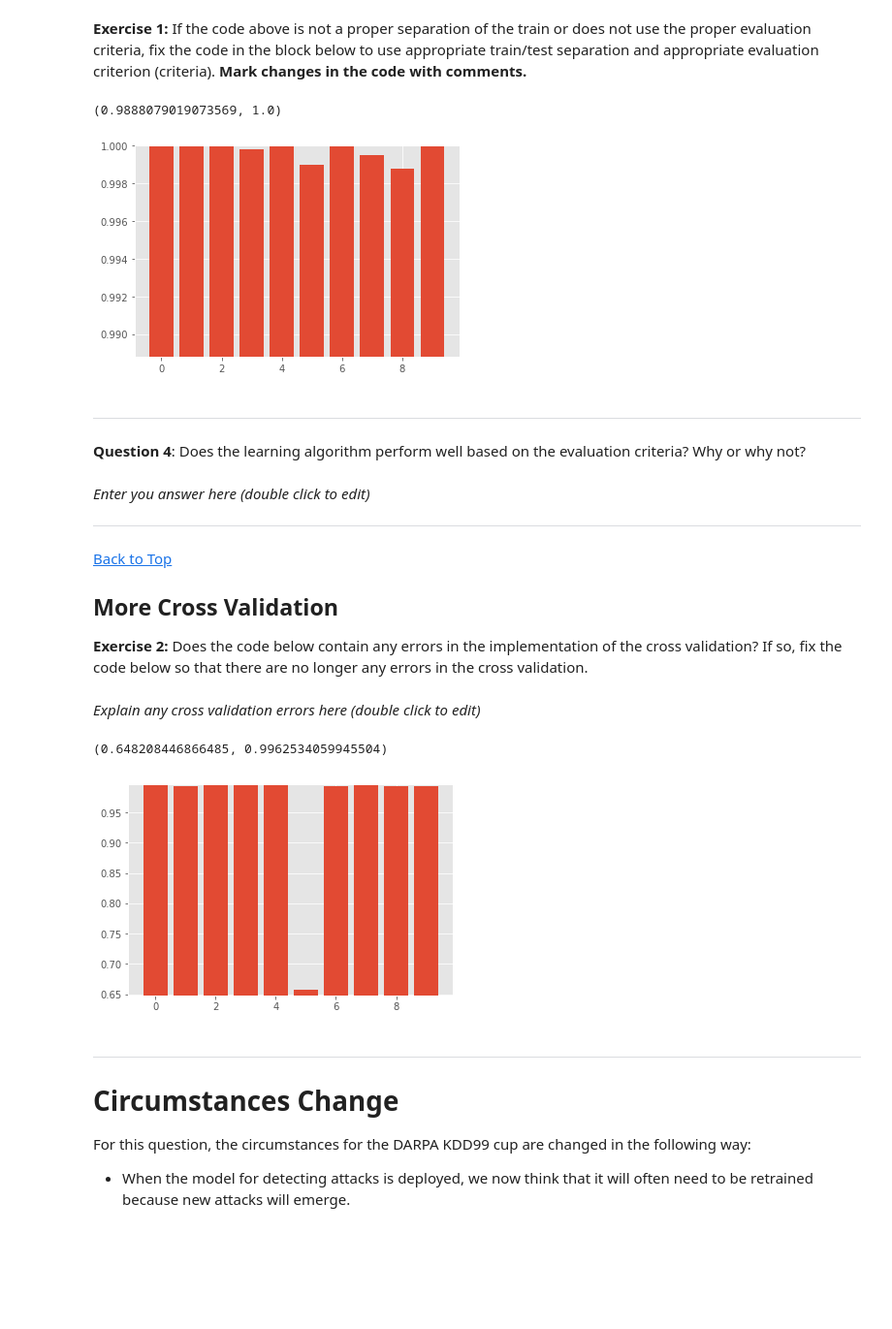
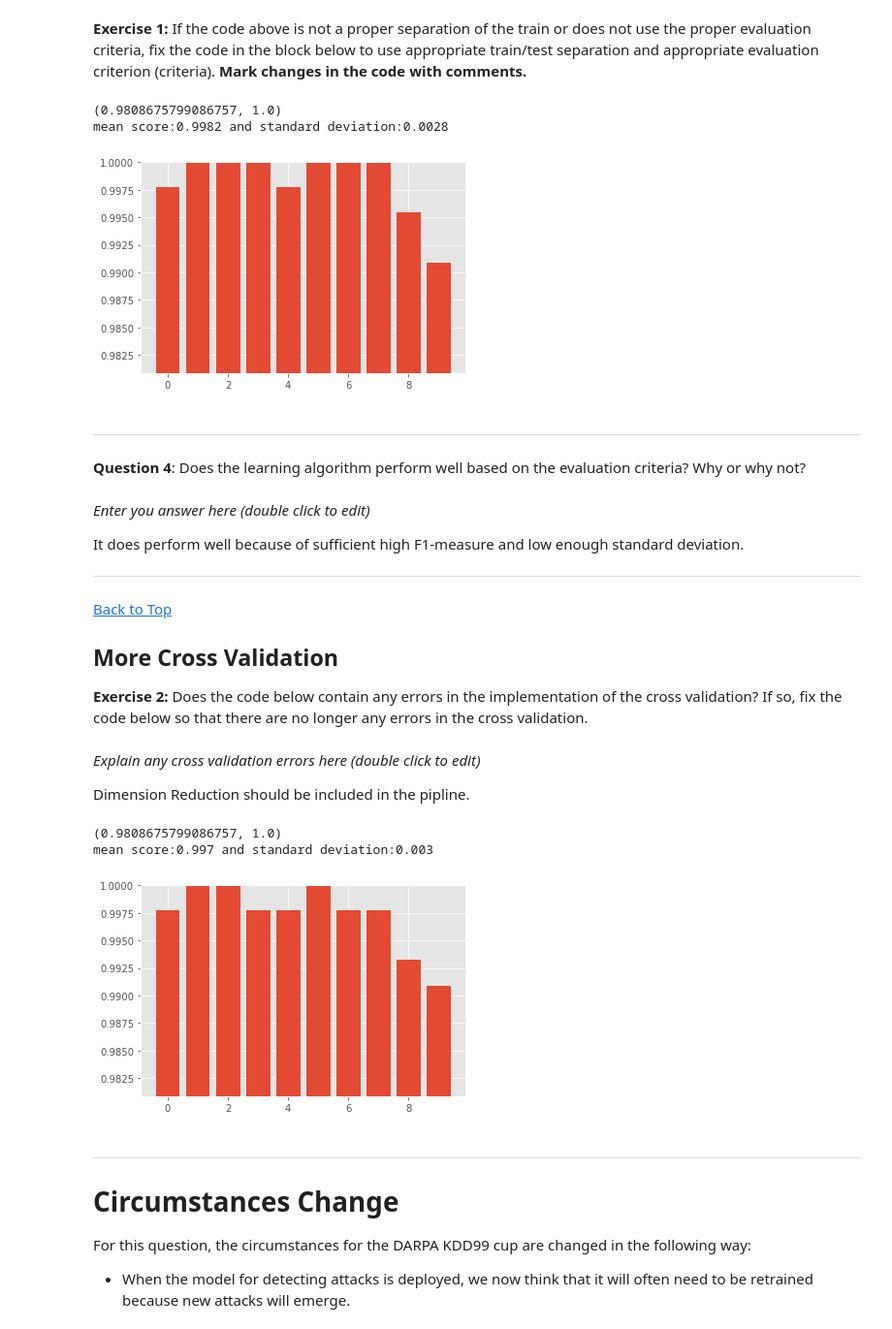
Before and after one commit to amor-tsai/MachineLearningNotebooks, a Jupyter notebook: ICA4_MachineLearning.ipynb, the cells around one changed output. Shown: that part at 97% size. Saved outputs shown, nothing was run; the diff lists cells and outputs as text; code cells hidden in the pictures; blank space fills up the shorter version.

```diff
--- a/ICA4_MachineLearning.ipynb
+++ b/ICA4_MachineLearning.ipynb
@@ -143,12 +143,15 @@ from sklearn.linear_model import LogisticRegression
 # these imports above might help you
 
 #=====Write your code below here=================
+
 # select model
 clf = LogisticRegression()
 #select cross validation
-cv = KFold(n_splits=10)
+# cv = KFold(n_splits=10)
+cv = StratifiedKFold(n_splits=10)#use stratified k fold instead of k fold
 # select evaluation criteria
-my_scorer = make_scorer(accuracy_score)
+# my_scorer = make_scorer(accuracy_score)
+my_scorer = make_scorer(f1_score)#use f-measure
 # run model training and cross validation
 per_fold_eval_criteria = cross_val_score(estimator=clf,
                                     X=X,
@@ -158,10 +161,12 @@ per_fold_eval_criteria = cross_val_score(estimator=clf,
                                    )
 
 plt.bar(range(len(per_fold_eval_criteria)),per_fold_eval_criteria)
-plt.ylim([min(per_fold_eval_criteria)-0.01,max(per_fold_eval_criteria)])
+print(plt.ylim([min(per_fold_eval_criteria)-0.01,max(per_fold_eval_criteria)]))
+print('mean score:%.4f and standard deviation:%.4f' % (np.mean(per_fold_eval_criteria),np.std(per_fold_eval_criteria)))#get the mean of F1-measure and standard deviation
 # %% [output]
-(0.9888079019073569, 1.0)
+(0.9808675799086757, 1.0)
+mean score:0.9982 and standard deviation:0.0028
-[figure, old version]
+[figure, new version]
 # %% [markdown]
 ____
 **Question 4**: Does the learning algorithm perform well based on the evaluation criteria? Why or why not?
@@ -169,7 +174,7 @@ ____
 
 *Enter you answer here (double click to edit)*
 
-
+ It does perform well because of sufficient high F1-measure and low enough standard deviation.
 
 
 ___
@@ -184,35 +189,40 @@ ___
 # %% [markdown]
 
 *Explain any cross validation errors here (double click to edit)*
+
+Dimension Reduction should be included in the pipline.
 # %%
 from sklearn.decomposition import PCA
 from sklearn.preprocessing import StandardScaler
 from sklearn.pipeline import Pipeline
 
 
 #======If there are errors, fix them below======
-n_components = 1
+# n_components = 1
+n_components = 2 # use 2 components of PCA instead of 1
 pca = PCA(n_components=n_components)
 Xpca = pca.fit_transform(X)
 
 clf = Pipeline([('scl',StandardScaler()),
+                ('pca', PCA(n_components=n_components)),
                 ('clf',LogisticRegression())])
 
 per_fold_eval_criteria = cross_val_score(estimator=clf,
-                                    X=Xpca,
+                                    X=X,
                                     y=y,
                                     cv=cv,
                                     scoring=my_scorer
                                    )
 
 plt.bar(range(len(per_fold_eval_criteria)),per_fold_eval_criteria)
-plt.ylim([min(per_fold_eval_criteria)-0.01,max(per_fold_eval_criteria)])
-
+print(plt.ylim([min(per_fold_eval_criteria)-0.01,max(per_fold_eval_criteria)]))
 # =====fixed code======
 # write the fixed code (if needed) below
+print('mean score:%.3f and standard deviation:%.3f' % (np.mean(per_fold_eval_criteria),np.std(per_fold_eval_criteria)))
 # %% [output]
-(0.648208446866485, 0.9962534059945504)
+(0.9808675799086757, 1.0)
+mean score:0.997 and standard deviation:0.003
-[figure, old version]
+[figure, new version]
 # %% [markdown]
 ___
 
```
Also changed, not shown: parts of 17 cells of this notebook.
